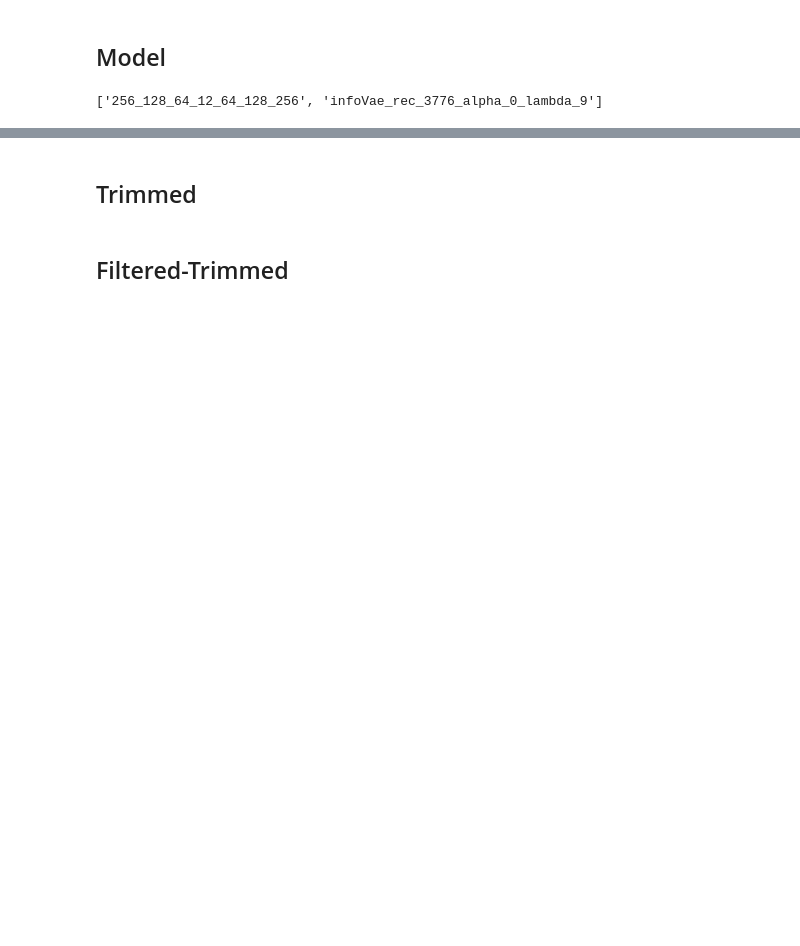
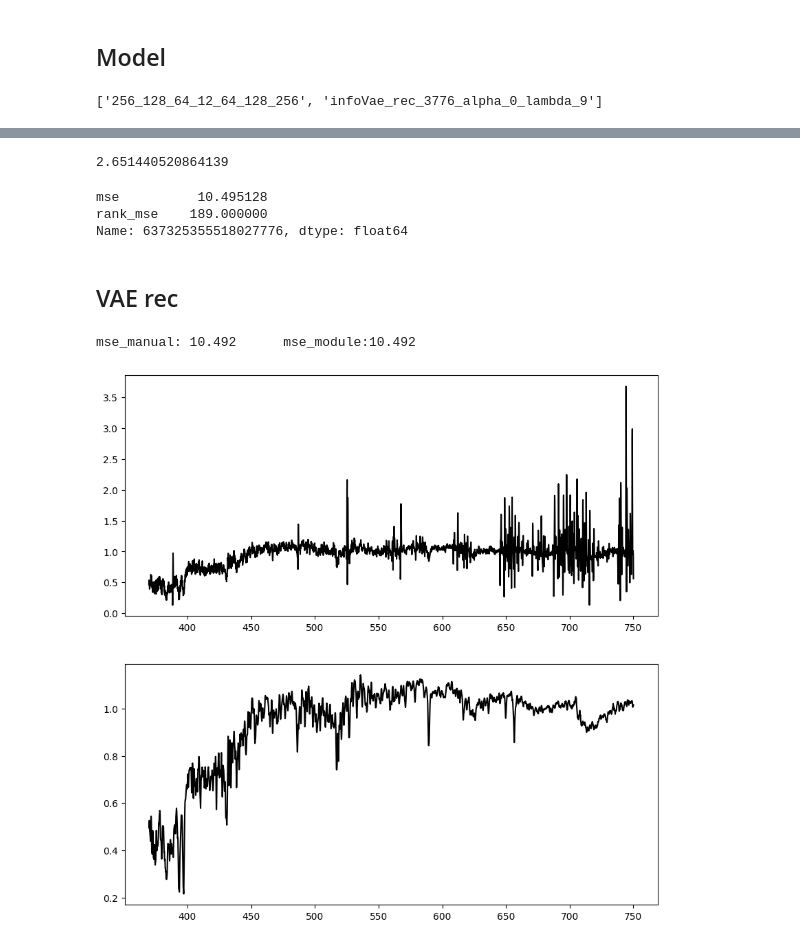
Before and after one commit to ed-ortizm/anomaly, a Jupyter notebook: thesis/99_explore.ipynb, the cells around one changed output, grey strips where cells are left out. Saved outputs shown, nothing was run; the diff lists cells and outputs as text; code cells hidden in the pictures; blank space fills up the shorter version.

```diff
--- a/thesis/99_explore.ipynb
+++ b/thesis/99_explore.ipynb
@@ -338,4 +154,37 @@ len(only_in_a), len(only_in_b), list(only_in_a)
-# %% [markdown]
-## Trimmed
-# %% [markdown]
-## Filtered-Trimmed
+# %%
+score_03_df.mse.quantile(0.7)
+# %% [output]
+2.651440520864139
+# %%
+score_03_rank_df.loc[637325355518027776, ['mse', 'rank_mse']]
+# %% [output]
+mse          10.495128
+rank_mse    189.000000
+Name: 637325355518027776, dtype: float64
+# %% [markdown]
+## VAE rec
+# %%
+objid = 637325355518027776
+spec_idx = specobjid_to_idx(
+        objid, idx_id_spec
+)
+# ----------------------------------------------------
+
+spec = spectra[spec_idx]
+rec_spec = ae_03.reconstruct(spec).reshape(-1)
+
+# ----------------------------------------------------
+mse_manual = np.sqrt(np.sum((spec - rec_spec)**2))
+mse_module = Reconstruction().mse(spec, rec_spec)[0][0]
+print(f'mse_manual: {mse_manual:.3f}\tmse_module:{mse_module:.3f}')
+# ----------------------------------------------------
+fig, ax = plt.subplots(2,1, figsize=(10, 10))
+
+
+ax[0].plot(wave_nm, spec, color='black')
+ax[1].plot(wave_nm, rec_spec, color='black')
+
+plt.show()
+# %% [output]
+mse_manual: 10.492      mse_module:10.492
+[figure, added]
```
Also changed, not shown: parts of 35 cells of this notebook, 3 other files.
